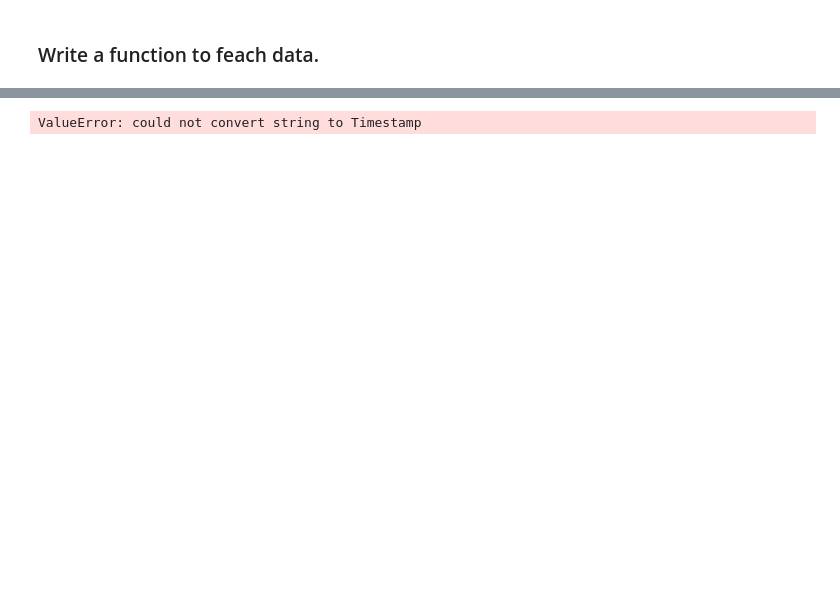
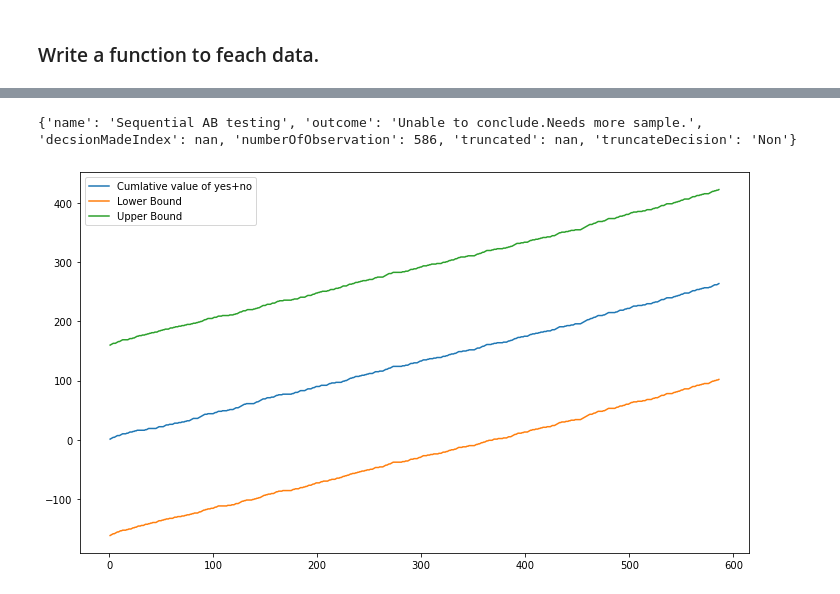
Before and after one commit to benbel376/SmartAd_service_analysis, a Jupyter notebook: notebooks/sequential_testing.ipynb, the cells around one changed output, grey strips where cells are left out. Drawn from its saved outputs; the diff is of its cells as text; code cells hidden in the pictures; blank space fills up the shorter version.

```diff
--- a/notebooks/sequential_testing.ipynb
+++ b/notebooks/sequential_testing.ipynb
@@ -24,12 +25,13 @@ sys.path.insert(1, scripts_dir)
 # loading script
 
 from data_summarizing_functions import DataSummarizer
+from processing_functions import ConditionalSPRT
 from dashboard_viz import VizManager
-from DistributionPlots import DistributionPlots as DisP
+from processing_functions import DataProcessor
 
 sumar = DataSummarizer()
 viz = VizManager()
-dis_p = DisP()
+DP = DataProcessor()
 # %%
 # loading data
 
@@ -42,35 +44,3 @@ clean_df.head()
 | 2 | 00a1384a-5118-4d1b-925b-6cdada50318d | exposed | 2020-07-06 | 8 | Generic Smartphone | 6 | Chrome Mobile | 0 | 1 |
 | 3 | 00b6fadb-10bd-49e3-a778-290da82f7a8d | control | 2020-07-08 | 4 | Samsung SM-A202F | 6 | Facebook | 1 | 0 |
 | 4 | 00ebf4a8-060f-4b99-93ac-c62724399483 | control | 2020-07-03 | 15 | Generic Smartphone | 6 | Chrome Mobile | 0 | 1 |
-# %%
-'''
-segment data into exposed and control groups
-consider that SmartAd runs the experment hourly, group data into hours.
-    Hint: create new column to hold date+hour and use df.column.map(lambda x:  pd.Timestamp(x,tz=None).strftime('%Y-%m-%d:%H'))
-create two dataframes with bernouli series 1 for posetive(yes) and 0 for negative(no)
-  Hint: Given engagement(sum of yes and no until current observation as an array) and success (yes countas an array), the method generates random binomial distribution
-      #Example
-          engagement = np.array([5, 3, 3])
-          yes = np.array([2, 0, 3])
-        Output is "[1] 1 0 1 0 0 0 0 0 1 1 1", showing a binary array of 5+3+3 values
-        of which 2 of the first 5 are ones, 0 of the next 3 are ones, and all 3 of
-        the last 3 are ones where position the ones is randomly distributed within each group.
-'''
-control_df = clean_df.loc[clean_df["experiment"] == "control"]
-exposed_df = clean_df.loc[clean_df["experiment"] == "exposed"]
-
-clean_df_2 = clean_df.copy()
-clean_df_2["datetime"] = (clean_df["date"]+ " "+ str(clean_df["hour"]))
-clean_df_2["datetime"].map(lambda x: pd.Timestamp(x, tz=None).strftime('%Y-%m-%d:%H'))
-
-clean_df_2.info()
-# %% [output]
-ValueError: could not convert string to Timestamp
-# %%
-#REFERENCE
-# A Conditional Sequential Test for the Equality of Two Binomial Proportions
-# William Q. Meeker, Jr
-# Journal of the Royal Statistical Society. Series C (Applied Statistics)
-# Vol. 30, No. 2 (1981), pp. 109-115
-class ConditionalSPRT:
-  def __init__(self,exposed,control,odd_ratio,alpha=0.05,beta=0.10,stop=None):
@@ -268,0 +47,17 @@ def ConditionalSPRT(self,x,y,t1,alpha=0.05,beta=0.10,stop=None):
+# %%
+
+alpha = 0.5
+beta = 0.10
+exposed,  control = DP.transform_data(clean_df)
+odd_ratio = 1.01
+
+c_sprt = ConditionalSPRT(exposed, control, odd_ratio, alpha, beta)
+res = c_sprt.run()
+# %%
+print(c_sprt.resJson(res))
+# %% [output]
+{'name': 'Sequential AB testing', 'outcome': 'Unable to conclude.Needs more sample.', 'decsionMadeIndex': nan, 'numberOfObservation': 586, 'truncated': nan, 'truncateDecision': 'Non'}
+# %%
+c_sprt.plotExperiment(res)
+# %% [output]
+[figure, added]
```
Also changed, not shown: parts of 2 cells of this notebook, 1 other file.
